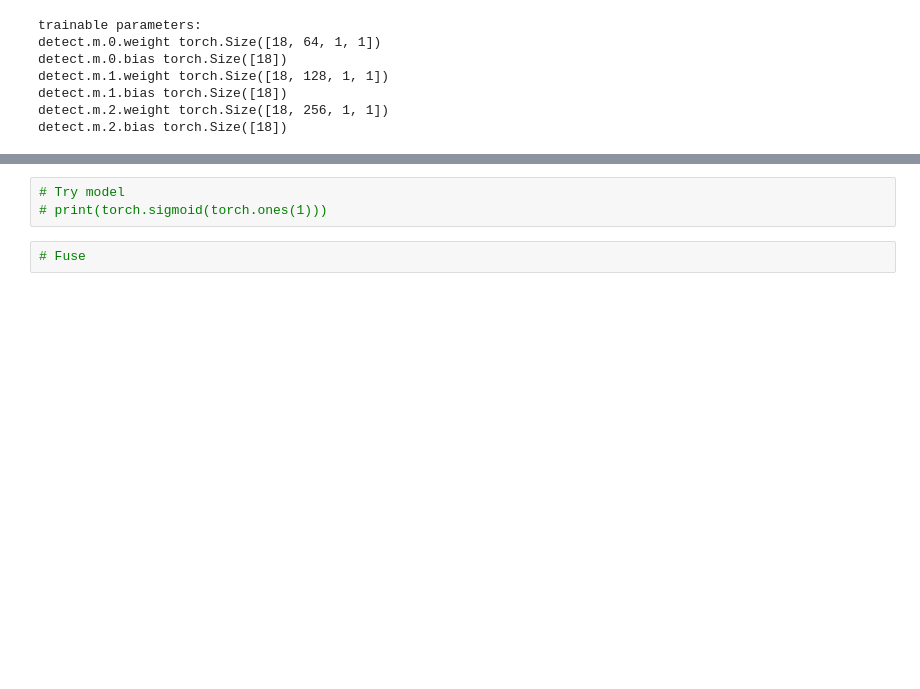
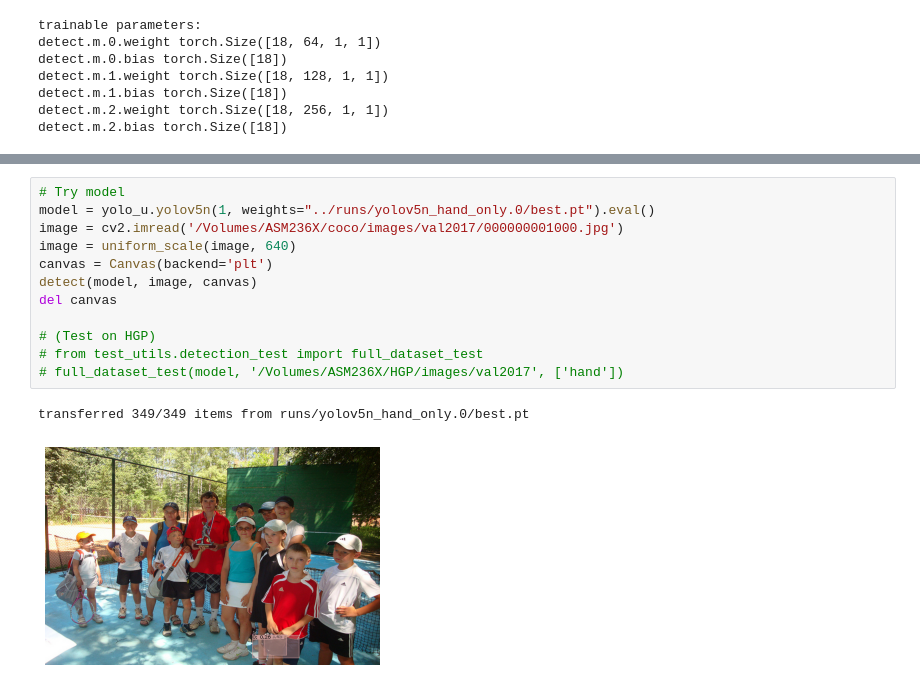
Before and after one commit to klrc/nano, a Jupyter notebook: experiments/full_body.ipynb, the cells around one changed output, grey strips where cells are left out. Saved outputs shown, nothing was run; the diff lists cells and outputs as text; blank space fills up the shorter version.

```diff
--- a/experiments/full_body.ipynb
+++ b/experiments/full_body.ipynb
@@ -160,5 +170,15 @@ KeyboardInterrupt:
-# %%
-# Try model
-# print(torch.sigmoid(torch.ones(1)))
-# %%
-# Fuse
+# %%
+# Try model
+model = yolo_u.yolov5n(1, weights="../runs/yolov5n_hand_only.0/best.pt").eval()
+image = cv2.imread('/Volumes/ASM236X/coco/images/val2017/000000001000.jpg')
+image = uniform_scale(image, 640)
+canvas = Canvas(backend='plt')
+detect(model, image, canvas)
+del canvas
+
+# (Test on HGP)
+# from test_utils.detection_test import full_dataset_test
+# full_dataset_test(model, '/Volumes/ASM236X/HGP/images/val2017', ['hand'])
+# %% [output]
+transferred 349/349 items from runs/yolov5n_hand_only.0/best.pt
+[figure, added]
```
Also changed, not shown: parts of 8 cells of this notebook, 8 other files.
